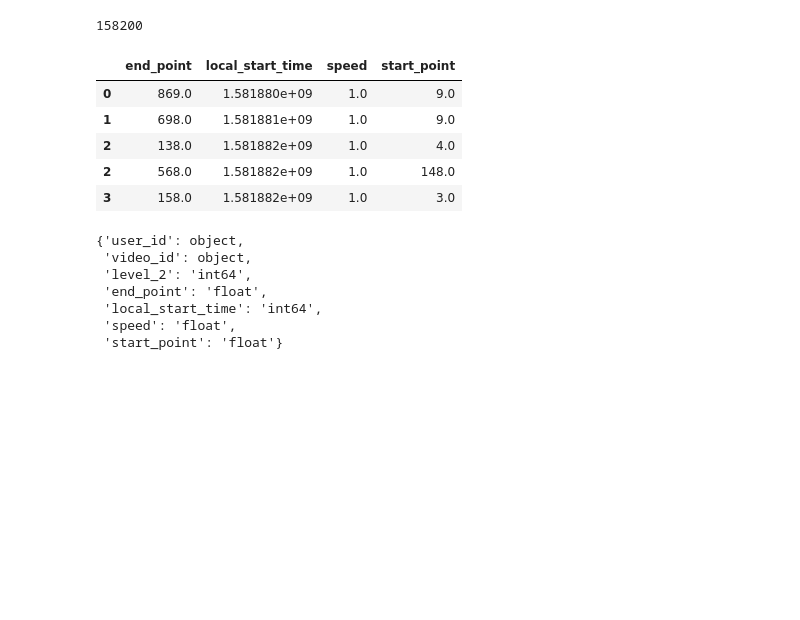
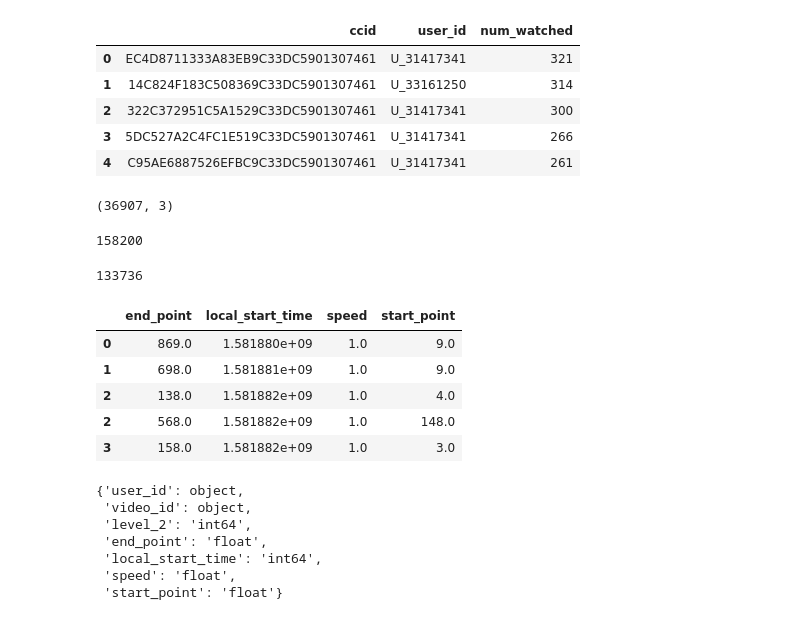
Before and after one commit to erlendoeien/fall-project, a Jupyter notebook: movies_pre_processing.ipynb, the cells around one changed output. Cells and saved outputs as stored; diff of their text form; code cells hidden in the pictures; blank space fills up the shorter version.

Commit message:
Add blacklist exploration

```diff
--- a/movies_pre_processing.ipynb
+++ b/movies_pre_processing.ipynb
@@ -54,0 +84,14 @@ all_sequences_basic = all_sequences_basic.assign(video_id=all_sequences_basic["s
+# %%
+user_video_view_count = user_video_ccid.compute().value_counts(["ccid", "user_id"]).reset_index().rename(columns={0: "num_watched"})
+user_video_view_count.head()
+# %% [output]
+|  | ccid | user_id | num_watched |
+| 0 | EC4D8711333A83EB9C33DC5901307461 | U_31417341 | 321 |
+| 1 | 14C824F183C508369C33DC5901307461 | U_33161250 | 314 |
+| 2 | 322C372951C5A1529C33DC5901307461 | U_31417341 | 300 |
+| 3 | 5DC527A2C4FC1E519C33DC5901307461 | U_31417341 | 266 |
+| 4 | C95AE6887526EFBC9C33DC5901307461 | U_31417341 | 261 |
+# %%
+user_video_view_count.shape
+# %% [output]
+(36907, 3)
@@ -61,3 +108,9 @@ total_num_segments.compute()
+# %%
+# After removing black list users
+clean_num_segments = clean_sequences_basic["seq"].str["segment"].str.len().sum()
+clean_num_segments.compute()
+# %% [output]
+133736
 # %%
 segments_meta_arg={'end_point': "float", 'local_start_time':"int64", 'speed': "float", 'start_point': "float"}
 # %%
```
Also changed, not shown: parts of 8 cells of this notebook.
